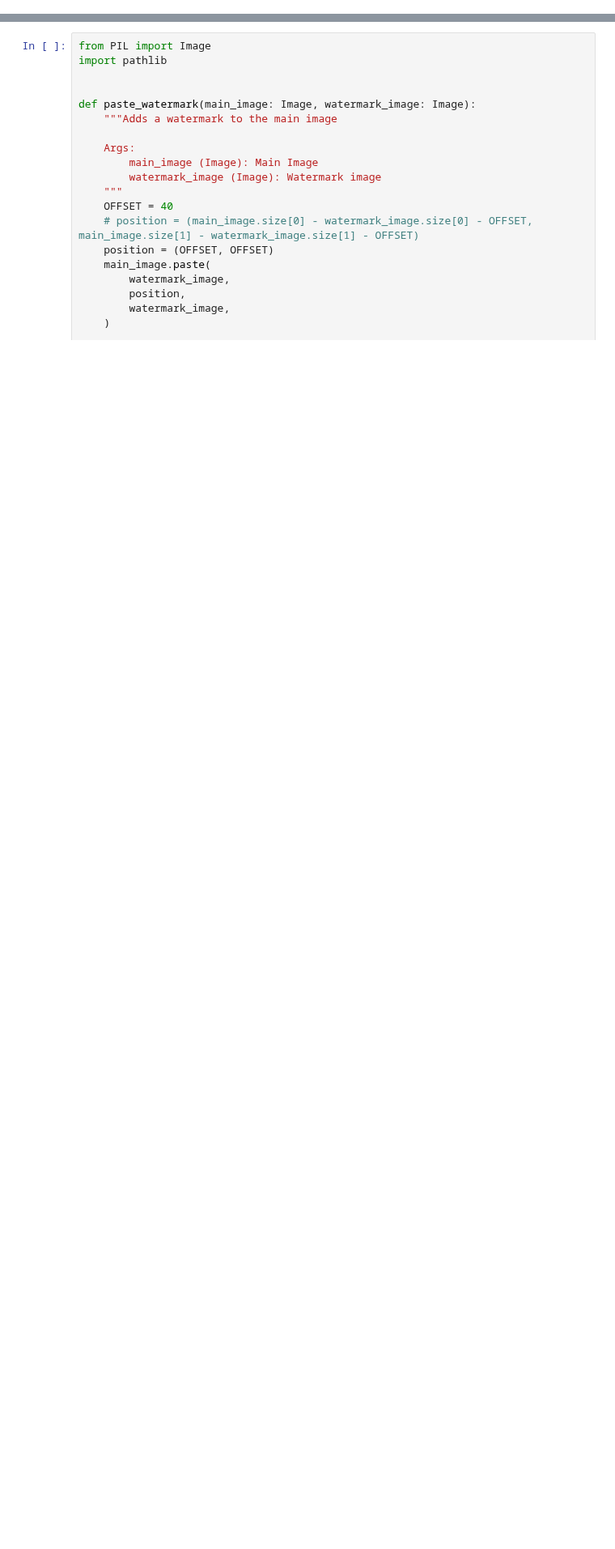
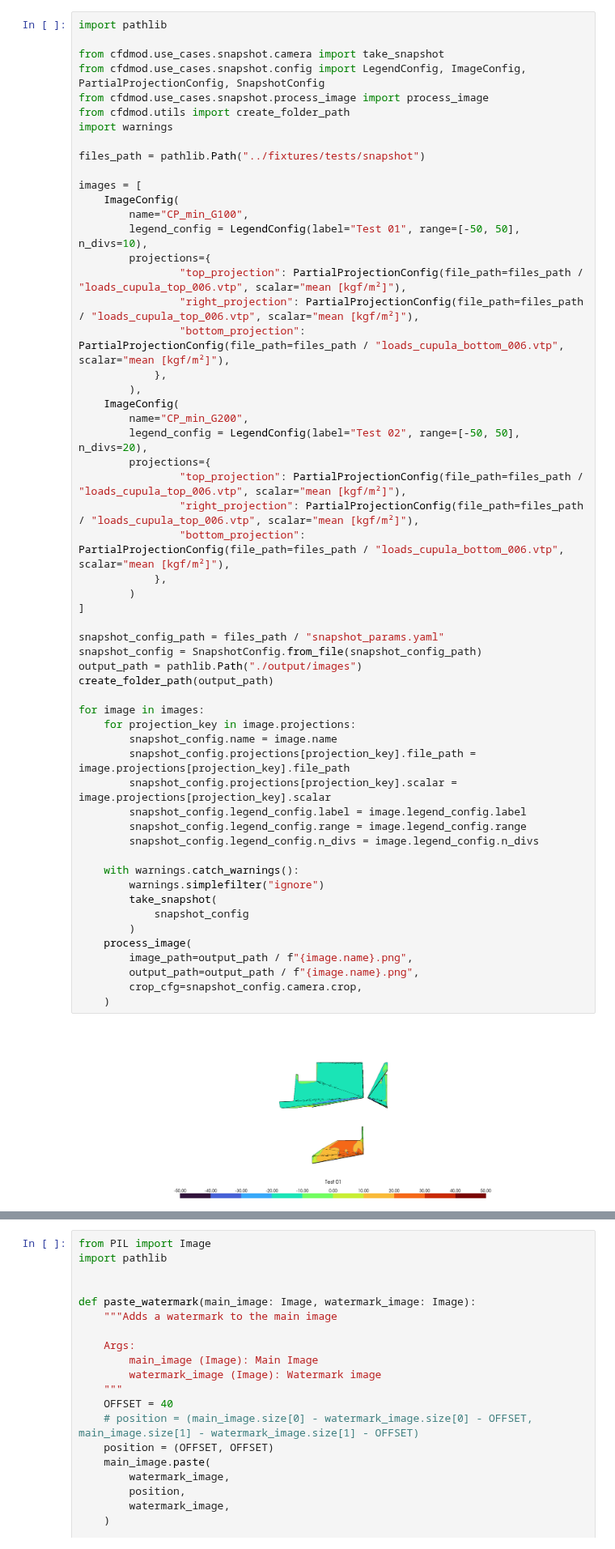
Before and after one commit to AeroSim-CFD/cfdmod, a Jupyter notebook: notebooks/snapshot_recursive.ipynb, the cells around one changed output, grey strips where cells are left out. Shown at 81% size. Drawn from its saved outputs; the diff is of its cells as text; blank space fills up the shorter version.

Commit message:
changed parameters in snapshot (yaml, function, class), added customizable legend

```diff
--- a/notebooks/snapshot_recursive.ipynb
+++ b/notebooks/snapshot_recursive.ipynb
@@ -0,0 +1,58 @@
+# %%
+import pathlib
+
+from cfdmod.use_cases.snapshot.camera import take_snapshot
+from cfdmod.use_cases.snapshot.config import LegendConfig, ImageConfig, PartialProjectionConfig, SnapshotConfig
+from cfdmod.use_cases.snapshot.process_image import process_image
+from cfdmod.utils import create_folder_path
+import warnings
+
+files_path = pathlib.Path("../fixtures/tests/snapshot")
+
+images = [
+    ImageConfig(
+        name="CP_min_G100",
+        legend_config = LegendConfig(label="Test 01", range=[-50, 50], n_divs=10),
+        projections={
+                "top_projection": PartialProjectionConfig(file_path=files_path / "loads_cupula_top_006.vtp", scalar="mean [kgf/m²]"),
+                "right_projection": PartialProjectionConfig(file_path=files_path / "loads_cupula_top_006.vtp", scalar="mean [kgf/m²]"),
+                "bottom_projection": PartialProjectionConfig(file_path=files_path / "loads_cupula_bottom_006.vtp", scalar="mean [kgf/m²]"),
+            },
+        ),
+    ImageConfig(
+        name="CP_min_G200",
+        legend_config = LegendConfig(label="Test 02", range=[-50, 50], n_divs=20),
+        projections={
+                "top_projection": PartialProjectionConfig(file_path=files_path / "loads_cupula_top_006.vtp", scalar="mean [kgf/m²]"),
+                "right_projection": PartialProjectionConfig(file_path=files_path / "loads_cupula_top_006.vtp", scalar="mean [kgf/m²]"),
+                "bottom_projection": PartialProjectionConfig(file_path=files_path / "loads_cupula_bottom_006.vtp", scalar="mean [kgf/m²]"),
+            },
+        )
+]
+
+snapshot_config_path = files_path / "snapshot_params.yaml"
+snapshot_config = SnapshotConfig.from_file(snapshot_config_path)
+output_path = pathlib.Path("./output/images")
+create_folder_path(output_path)
+
+for image in images:
+    for projection_key in image.projections:
+        snapshot_config.name = image.name
+        snapshot_config.projections[projection_key].file_path = image.projections[projection_key].file_path
+        snapshot_config.projections[projection_key].scalar = image.projections[projection_key].scalar
+        snapshot_config.legend_config.label = image.legend_config.label
+        snapshot_config.legend_config.range = image.legend_config.range
+        snapshot_config.legend_config.n_divs = image.legend_config.n_divs
+
+    with warnings.catch_warnings():
+        warnings.simplefilter("ignore")
+        take_snapshot(
+            snapshot_config
+        )
+    process_image(
+        image_path=output_path / f"{image.name}.png",
+        output_path=output_path / f"{image.name}.png",
+        crop_cfg=snapshot_config.camera.crop,
+    )
+# %% [output]
+[figure, added]
```
Also changed, not shown: parts of 3 cells of this notebook, 3 other files.
